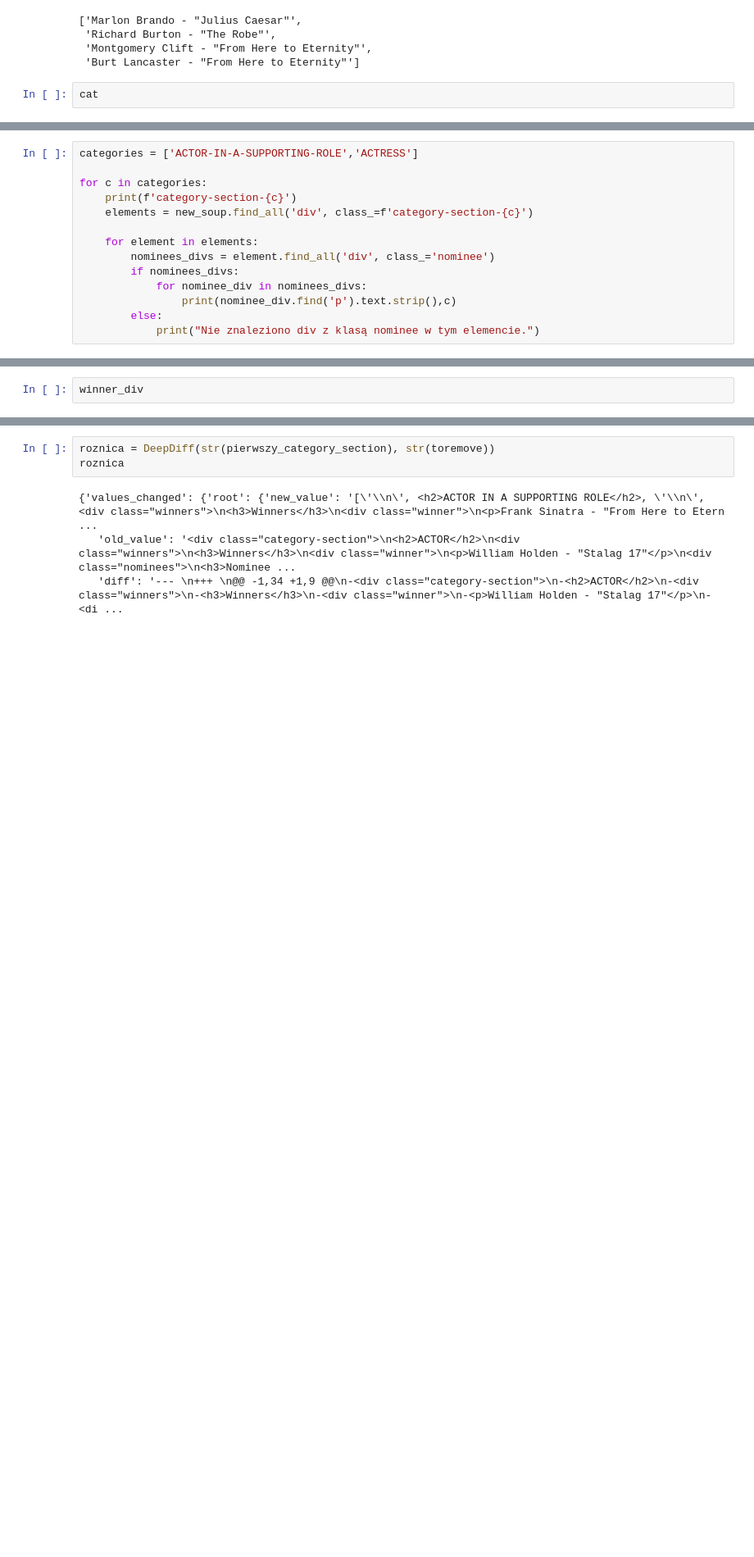
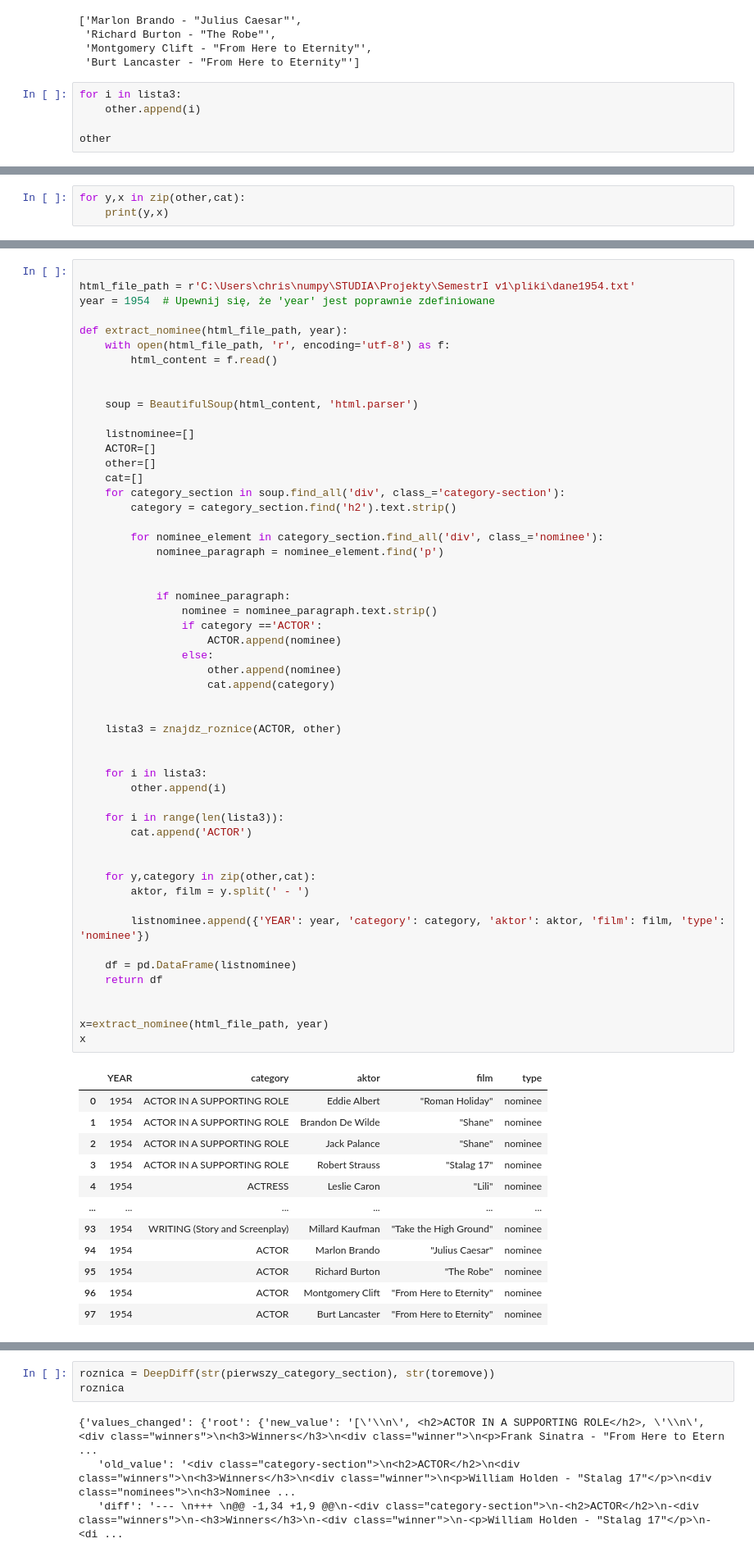
Before and after one commit to KawiorPL/FlaskApp, a Jupyter notebook: Untitled.ipynb, the cells around one changed output, grey strips where cells are left out. Shown: that part at 82% size. Saved outputs shown, nothing was run; the diff lists cells and outputs as text; blank space fills up the shorter version.

```diff
--- a/Untitled.ipynb
+++ b/Untitled.ipynb
@@ -1081,5 +1081,8 @@ lista3
  'Montgomery Clift - "From Here to Eternity"',
  'Burt Lancaster - "From Here to Eternity"']
 # %%
-cat
+for i in lista3:
+    other.append(i)
+
+other
 # %% [output]
@@ -1161,15 +1129,4 @@ George Stevens
 # %%
-categories = ['ACTOR-IN-A-SUPPORTING-ROLE','ACTRESS']
-
-for c in categories:
-    print(f'category-section-{c}')
-    elements = new_soup.find_all('div', class_=f'category-section-{c}')
-
-    for element in elements:
-        nominees_divs = element.find_all('div', class_='nominee')
-        if nominees_divs:
-            for nominee_div in nominees_divs:
-                print(nominee_div.find('p').text.strip(),c)
-        else:
-            print("Nie znaleziono div z klasą nominee w tym elemencie.")
+for y,x in zip(other,cat):
+    print(y,x)
 # %% [output]
@@ -1186,3 +1150,66 @@ Maggie McNamara - "The Moon Is Blue" ACTRESS
 # %%
-winner_div
+
+html_file_path = r'C:\Users\chris\numpy\STUDIA\Projekty\SemestrI v1\pliki\dane1954.txt'
+year = 1954  # Upewnij się, że 'year' jest poprawnie zdefiniowane
+
+def extract_nominee(html_file_path, year):
+    with open(html_file_path, 'r', encoding='utf-8') as f:
+        html_content = f.read()
+
+
+    soup = BeautifulSoup(html_content, 'html.parser')
+
+    listnominee=[]
+    ACTOR=[]
+    other=[]
+    cat=[]
+    for category_section in soup.find_all('div', class_='category-section'):
+        category = category_section.find('h2').text.strip()
+
+        for nominee_element in category_section.find_all('div', class_='nominee'):
+            nominee_paragraph = nominee_element.find('p')
+
+
+            if nominee_paragraph:
+                nominee = nominee_paragraph.text.strip()
+                if category =='ACTOR':
+                    ACTOR.append(nominee)
+                else:
+                    other.append(nominee)
+                    cat.append(category)
+
+
+    lista3 = znajdz_roznice(ACTOR, other)
+
+
+    for i in lista3:
+        other.append(i)
+
+    for i in range(len(lista3)):
+        cat.append('ACTOR')
+
+
+    for y,category in zip(other,cat):
+        aktor, film = y.split(' - ')
+
+        listnominee.append({'YEAR': year, 'category': category, 'aktor': aktor, 'film': film, 'type': 'nominee'})
+
+    df = pd.DataFrame(listnominee)
+    return df
+
+
+x=extract_nominee(html_file_path, year)
+x
 # %% [output]
+|  | YEAR | category | aktor | film | type |
+| 0 | 1954 | ACTOR IN A SUPPORTING ROLE | Eddie Albert | "Roman Holiday" | nominee |
+| 1 | 1954 | ACTOR IN A SUPPORTING ROLE | Brandon De Wilde | "Shane" | nominee |
+| 2 | 1954 | ACTOR IN A SUPPORTING ROLE | Jack Palance | "Shane" | nominee |
+| 3 | 1954 | ACTOR IN A SUPPORTING ROLE | Robert Strauss | "Stalag 17" | nominee |
+| 4 | 1954 | ACTRESS | Leslie Caron | "Lili" | nominee |
+| ... | ... | ... | ... | ... | ... |
+| 93 | 1954 | WRITING (Story and Screenplay) | Millard Kaufman | "Take the High Ground" | nominee |
+| 94 | 1954 | ACTOR | Marlon Brando | "Julius Caesar" | nominee |
+| 95 | 1954 | ACTOR | Richard Burton | "The Robe" | nominee |
+| 96 | 1954 | ACTOR | Montgomery Clift | "From Here to Eternity" | nominee |
+| 97 | 1954 | ACTOR | Burt Lancaster | "From Here to Eternity" | nominee |
```
Also changed, not shown: parts of 4 cells of this notebook, 2 other files.
